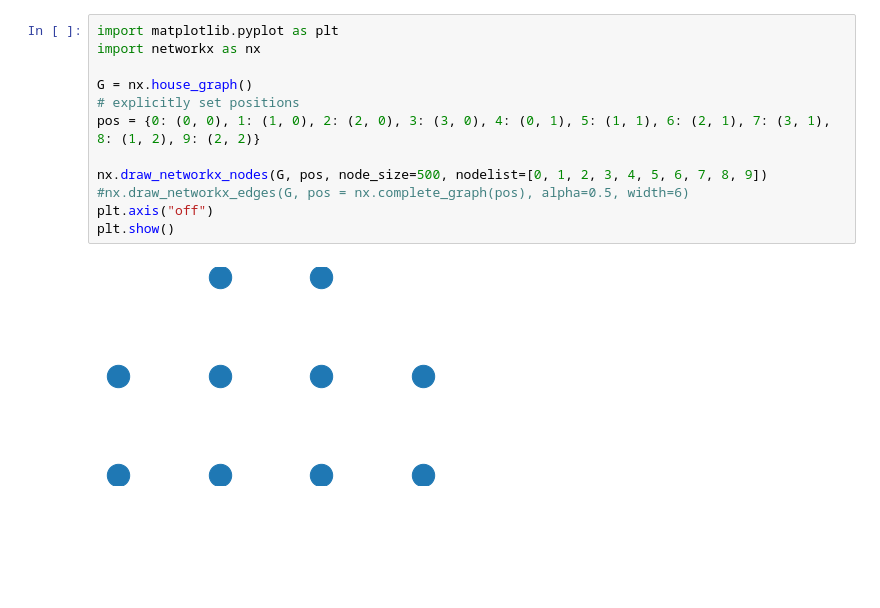
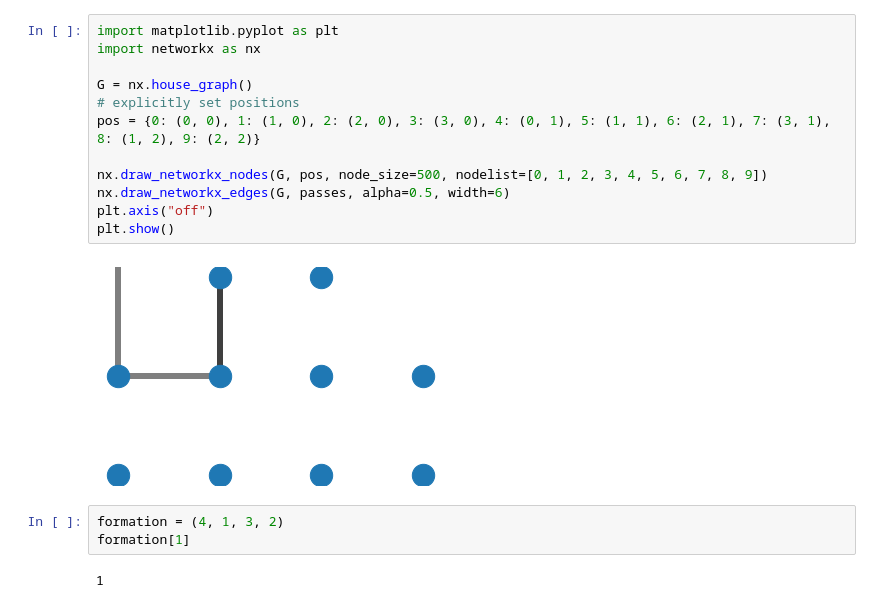
Before and after one commit to brunobelevan/Football-Theory---Formations, a Jupyter notebook: NetworkX test.ipynb, the cells around one changed output. Drawn from its saved outputs; the diff is of its cells as text; blank space fills up the shorter version.

```diff
--- a/NetworkX test.ipynb
+++ b/NetworkX test.ipynb
@@ -1,14 +1,19 @@
 # %%
 import matplotlib.pyplot as plt
 import networkx as nx
 
 G = nx.house_graph()
 # explicitly set positions
 pos = {0: (0, 0), 1: (1, 0), 2: (2, 0), 3: (3, 0), 4: (0, 1), 5: (1, 1), 6: (2, 1), 7: (3, 1), 8: (1, 2), 9: (2, 2)}
 
 nx.draw_networkx_nodes(G, pos, node_size=500, nodelist=[0, 1, 2, 3, 4, 5, 6, 7, 8, 9])
-#nx.draw_networkx_edges(G, pos = nx.complete_graph(pos), alpha=0.5, width=6)
+nx.draw_networkx_edges(G, passes, alpha=0.5, width=6)
 plt.axis("off")
 plt.show()
 # %% [output]
-[figure, old version]
+[figure, new version]
+# %%
+formation = (4, 1, 3, 2)
+formation[1]
+# %% [output]
+1
```
Also changed, not shown: parts of 7 cells of this notebook, 3 other files.
